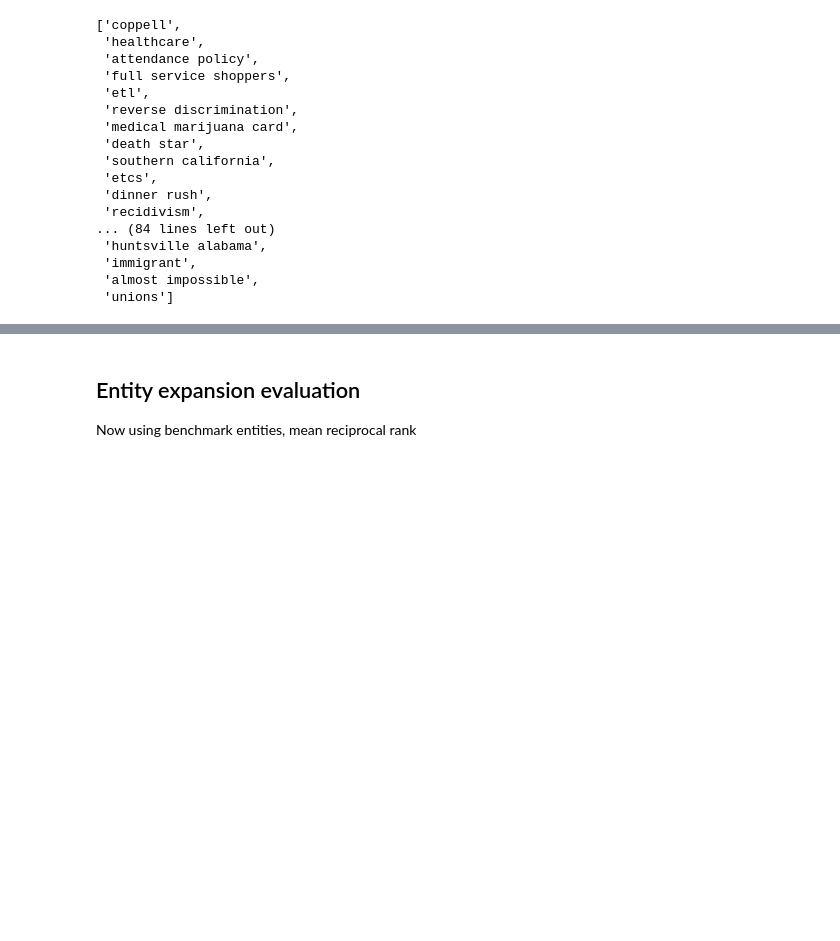
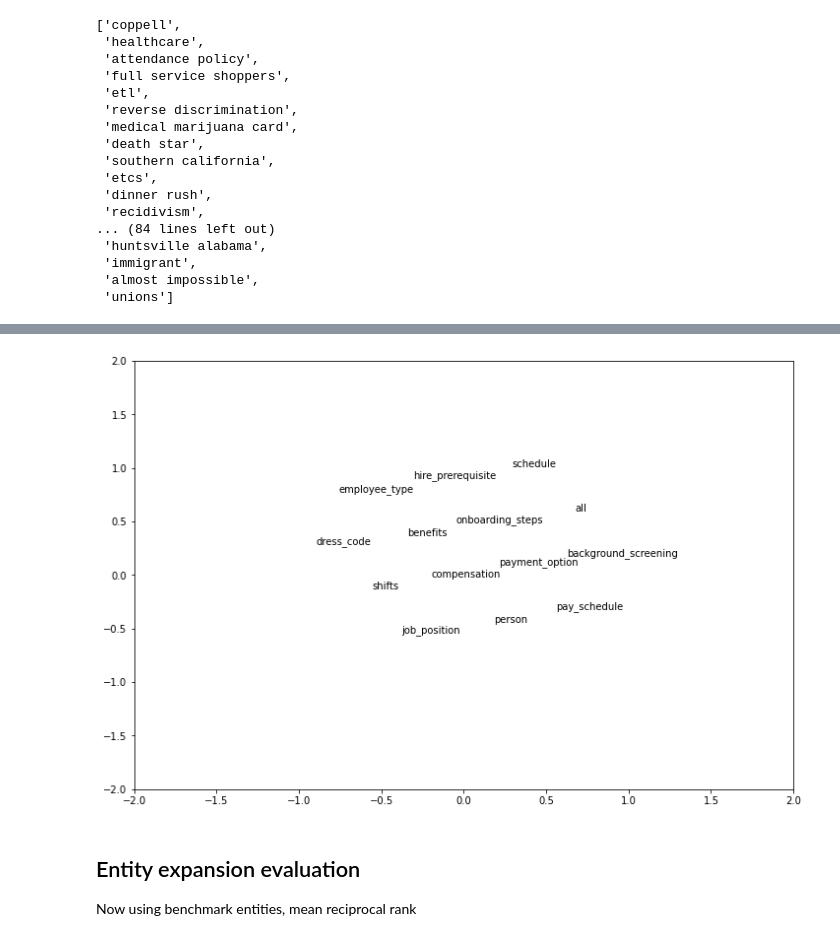
Before and after one commit to megagonlabs/eseBench, a Jupyter notebook: src/kb_toolkit/KBExtract.ipynb, the cells around one changed output, grey strips where cells are left out. Cells and saved outputs as stored; diff of their text form; code cells hidden in the pictures; blank space fills up the shorter version.

```diff
--- a/src/kb_toolkit/KBExtract.ipynb
+++ b/src/kb_toolkit/KBExtract.ipynb
@@ -1607,0 +2101,8 @@ random.sample(_cc_cands, k=100)
+# %%
+bert_tokenizer = AutoTokenizer.from_pretrained('bert-base-uncased')
+bert_model = AutoModel.from_pretrained('bert-base-uncased')
+device = torch.device("cuda" if torch.cuda.is_available() else "cpu")
+bert_model.to(device)
+bert_model.eval()
+
+mask_token_id = bert_tokenizer.mask_token_id
@@ -1607,0 +2167,9 @@ random.sample(_cc_cands, k=100)
+# %%
+bert_emb_path = os.path.join(base_dir, f'data/{data_ac}/intermediate/BERTembed+seeds.txt')
+embeddings_df = load_embeddings(bert_emb_path, 768)
+_company_embedding_all = embeddings_df[embeddings_df['entity'] == _company]['embedding'].item()
+cc_embeddings['all'] = _company_embedding_all
+# %%
+tsne = TSNE()
+_concepts, _raw_embs = zip(*cc_embeddings.items())
+_tsne_embs = tsne.fit_transform(_raw_embs).tolist()
@@ -1608,3 +2193,18 @@ random.sample(_cc_cands, k=100)
+# %%
+_tsne_x, _tsne_y = list(zip(*_tsne_embs))
+
+fig = plt.figure(figsize=(12, 8))
+ax = fig.gca()
+
+for _cc, _emb in list(zip(_concepts, _tsne_embs)):
+    ax.text(x=_emb[0]/200, y=_emb[1]/200, s=_cc, ha='center')
+
+# ax.legend()
+ax.set_xlim((-2, 2))
+ax.set_ylim((-2, 2))
+fig.show()
+# %% [output]
+[figure, added]
 # %% [markdown]
 ## Entity expansion evaluation
 Now using benchmark entities, mean reciprocal rank
```
Also changed, not shown: parts of 39 cells of this notebook.
